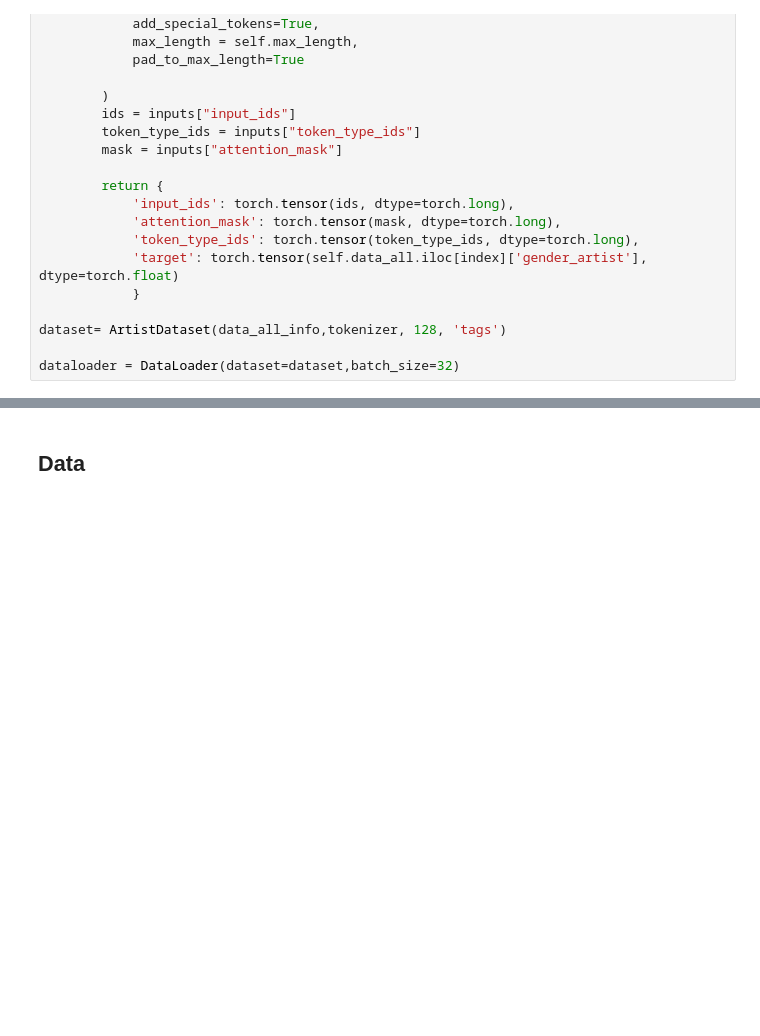
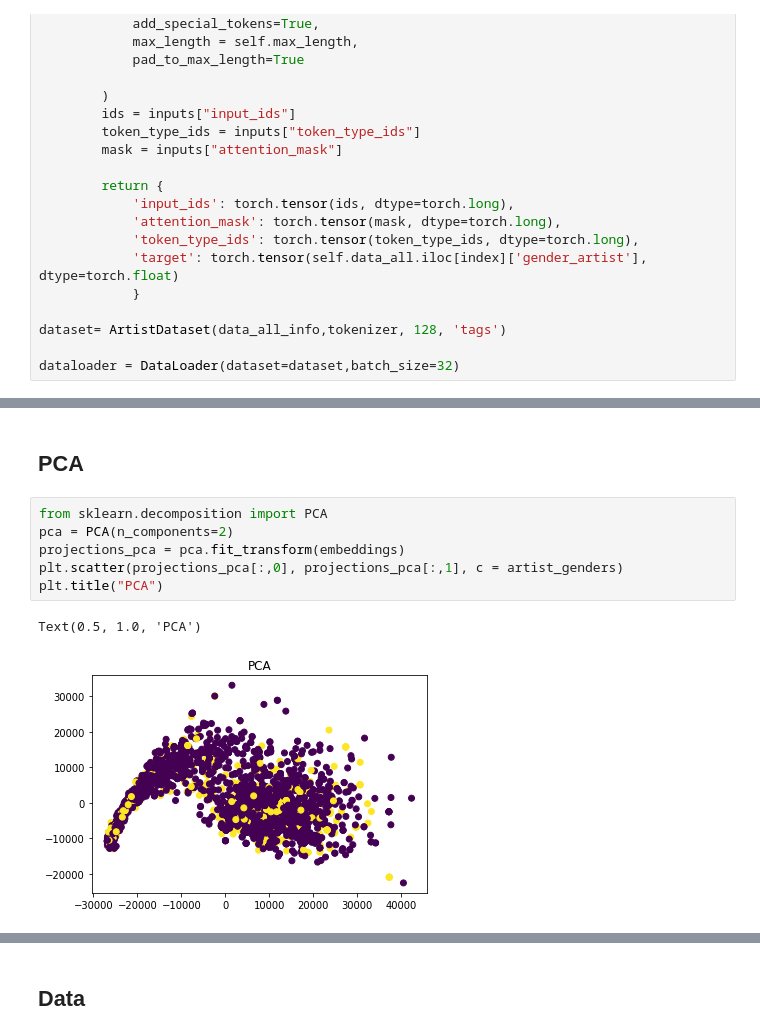
Before and after one commit to Katrin-Leberfinger/Hybrid-gender-debiased-music-recommendation, a Jupyter notebook: 002_analyze_embeddings.ipynb, the cells around one changed output, grey strips where cells are left out. Cells and saved outputs as stored; diff of their text form; blank space fills up the shorter version.

```diff
--- a/002_analyze_embeddings.ipynb
+++ b/002_analyze_embeddings.ipynb
@@ -297,0 +285,11 @@ Truncation was not explicitly activated but `max_length` is provided a specific
+# %% [markdown]
+## PCA
+# %%
+from sklearn.decomposition import PCA
+pca = PCA(n_components=2)
+projections_pca = pca.fit_transform(embeddings)
+plt.scatter(projections_pca[:,0], projections_pca[:,1], c = artist_genders)
+plt.title("PCA")
+# %% [output]
+Text(0.5, 1.0, 'PCA')
+[figure, added]
```
Also changed, not shown: parts of 23 cells of this notebook.
